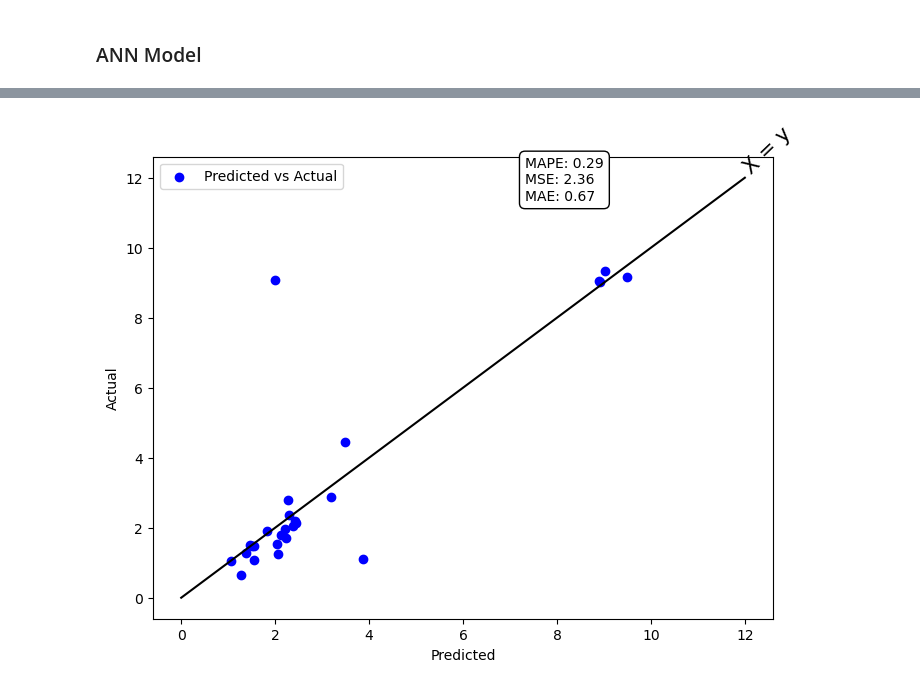
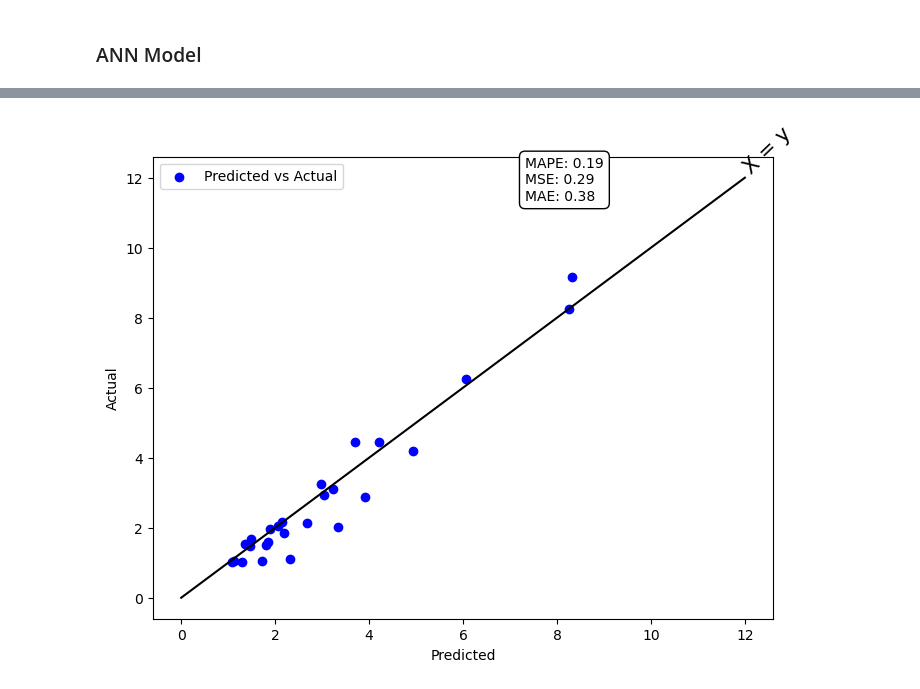
Before and after one commit to aa-agyaps/01-Research, a Jupyter notebook: 02-Methods/Glassy_modulus.ipynb, the cells around one changed output, grey strips where cells are left out. Cells and saved outputs as stored; diff of their text form; code cells hidden in the pictures.

```diff
--- a/02-Methods/Glassy_modulus.ipynb
+++ b/02-Methods/Glassy_modulus.ipynb
@@ -78,8 +79,16 @@ X = new_array
 y = df['Glassy Modulus(GPa)'] #specify y
 # %%
 #Split data into training and testing sets
-random_seed = 10
-X_train, X_test, y_train, y_test = train_test_split(X, y, test_size= 0.1, random_state= random_seed)
+X_train, X_test, y_train, y_test = train_test_split(X, y, test_size=0.1, random_state=20)
+
+# Initialize the scaler
+scaler = MinMaxScaler()
+
+# Fit the scaler on the training data and transform it
+X_train_normalized = scaler.fit_transform(X_train)
+
+# Apply the same transformation to the test data
+X_test_normalized = scaler.transform(X_test)
 
 x_plot = np.linspace(0, 12)
 y_plot = x_plot
@@ -179,6 +189,7 @@ optimizer = tf.keras.optimizers.Adam(learning_rate=learning_rate)
 # Define the ANN model
 model = tf.keras.Sequential([
     tf.keras.layers.Dense(64, activation='relu', input_shape=(X_train.shape[1],)),
+    tf.keras.layers.Dense(64, activation='relu'),
     tf.keras.layers.Dense(64, activation='relu'),
     tf.keras.layers.Dense(64, activation='relu'),
     tf.keras.layers.Dense(64, activation='relu'),
@@ -190,7 +201,7 @@ model = tf.keras.Sequential([
 model.compile(loss='mae',optimizer=optimizer, metrics=['mape'])
 
 # Train the model
-history = model.fit(X_train, y_train, epochs=1000,  batch_size= 32, validation_data=(X_test, y_test))
+history = model.fit(X_train_normalized, y_train, epochs=1000,  batch_size= 32, validation_data=(X_test_normalized, y_test))
 # Predict on the test set
 predicted_values = model.predict(X_test)
 
@@ -263 +274 @@ Epoch 1000/1000
-[figure, old version]
+[figure, new version]
```
Also changed, not shown: parts of 3 cells of this notebook, 2 other files.
